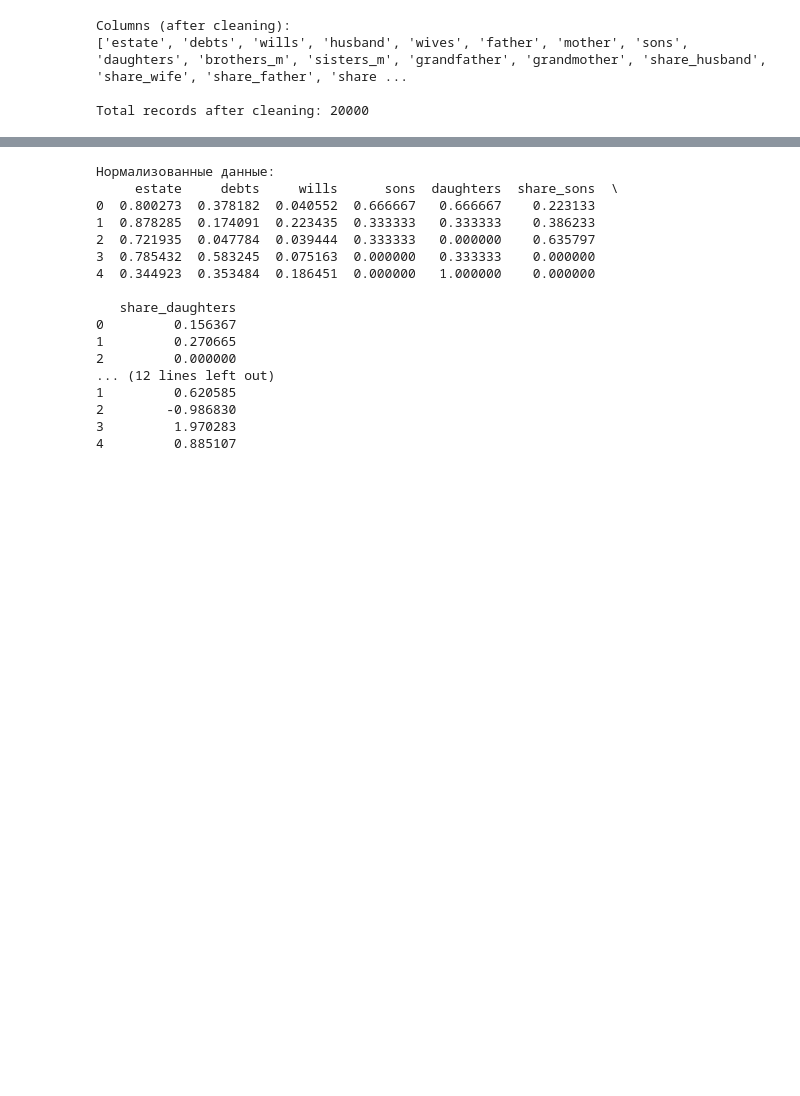
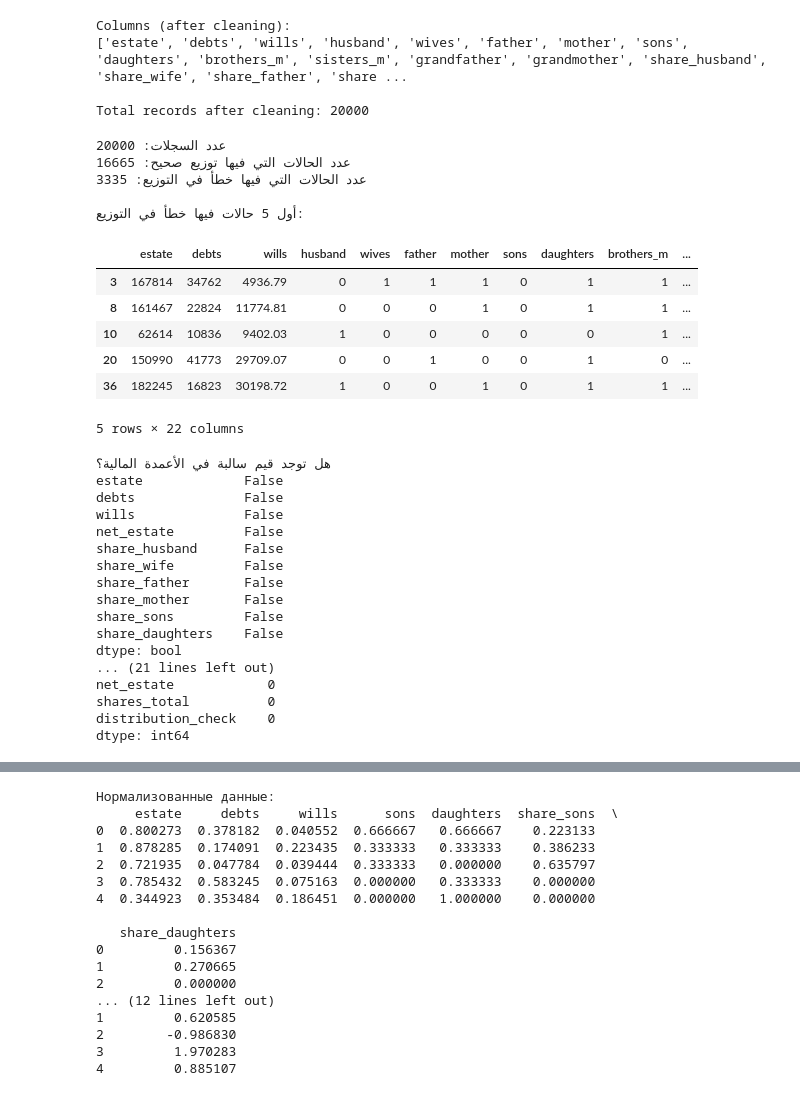
Before and after one commit to Altaieb-Mohammed/lab_2corse, a Jupyter notebook: c_lab1.ipynb, the cells around one changed output, grey strips where cells are left out. Saved outputs shown, nothing was run; the diff lists cells and outputs as text; code cells hidden in the pictures; blank space fills up the shorter version.

```diff
--- a/c_lab1.ipynb
+++ b/c_lab1.ipynb
@@ -455,3 +451,68 @@ Columns (after cleaning):
 ['estate', 'debts', 'wills', 'husband', 'wives', 'father', 'mother', 'sons', 'daughters', 'brothers_m', 'sisters_m', 'grandfather', 'grandmother', 'share_husband', 'share_wife', 'share_father', 'share ...
 
 Total records after cleaning: 20000
+# %%
+
+import pandas as pd
+import numpy as np
+
+url = "https://raw.githubusercontent.com/Altaieb-Mohammed/lab_2corse/master/final_clean_inheritance_dataset.csv"
+
+df = pd.read_csv(url)# 2. # حساب صافي التركة
+df['net_estate'] = df['estate'] - df['debts'] - df['wills']
+
+# حساب مجموع الأنصبة
+share_cols = [c for c in df.columns if c.startswith('share_')]
+df['shares_total'] = df[share_cols].sum(axis=1)
+
+# التحقق من صحة التوزيع (هامش خطأ 1 ريال/دولار بسبب الكسور العشرية)
+df['distribution_check'] = np.isclose(df['net_estate'], df['shares_total'], atol=1)
+
+# عرض إحصائية سريعة
+print("عدد السجلات:", len(df))
+print("عدد الحالات التي فيها توزيع صحيح:", df['distribution_check'].sum())
+print("عدد الحالات التي فيها خطأ في التوزيع:", (~df['distribution_check']).sum())
+
+# عرض بعض الحالات التي فيها خطأ (إن وجدت)
+if (~df['distribution_check']).sum() > 0:
+    print("\nأول 5 حالات فيها خطأ في التوزيع:")
+    display(df[~df['distribution_check']].head())
+else:
+    print("\nكل الحالات توزيعها صحيح!")
+
+# التأكد من عدم وجود قيم سالبة أو مفقودة
+print("\nهل توجد قيم سالبة في الأعمدة المالية؟")
+print((df[['estate','debts','wills','net_estate'] + share_cols] < 0).any())
+
+print("\nهل توجد قيم مفقودة في البيانات؟")
+print(df.isnull().sum())
+# %% [output]
+عدد السجلات: 20000
+عدد الحالات التي فيها توزيع صحيح: 16665
+عدد الحالات التي فيها خطأ في التوزيع: 3335
+
+أول 5 حالات فيها خطأ في التوزيع:
+|  | estate | debts | wills | husband | wives | father | mother | sons | daughters | brothers_m | ... |
+| 3 | 167814 | 34762 | 4936.79 | 0 | 1 | 1 | 1 | 0 | 1 | 1 | ... |
+| 8 | 161467 | 22824 | 11774.81 | 0 | 0 | 0 | 1 | 0 | 1 | 1 | ... |
+| 10 | 62614 | 10836 | 9402.03 | 1 | 0 | 0 | 0 | 0 | 0 | 1 | ... |
+| 20 | 150990 | 41773 | 29709.07 | 0 | 0 | 1 | 0 | 0 | 1 | 0 | ... |
+| 36 | 182245 | 16823 | 30198.72 | 1 | 0 | 0 | 1 | 0 | 1 | 1 | ... |
+5 rows × 22 columns
+هل توجد قيم سالبة في الأعمدة المالية؟
+estate             False
+debts              False
+wills              False
+net_estate         False
+share_husband      False
+share_wife         False
+share_father       False
+share_mother       False
+share_sons         False
+share_daughters    False
+dtype: bool
+... (21 lines left out)
+net_estate            0
+shares_total          0
+distribution_check    0
+dtype: int64
```
Also changed, not shown: parts of 5 cells of this notebook.
